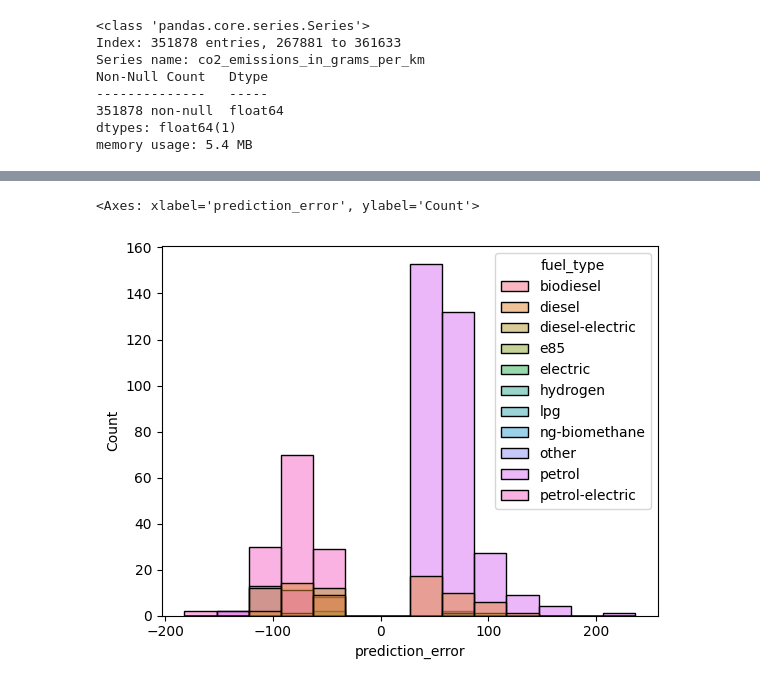
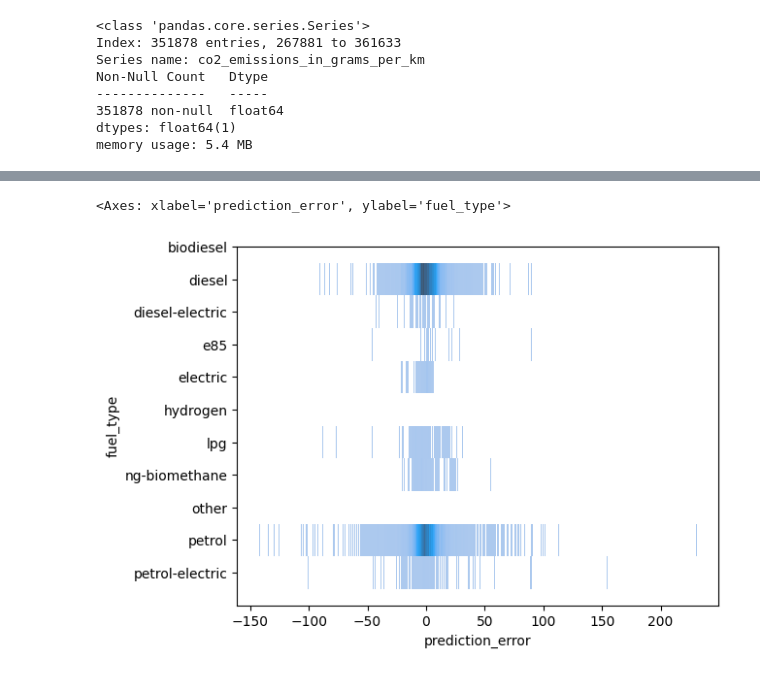
Before and after one commit to paob-renault/intro-to-ai, a Jupyter notebook: eu_cars_co2_emission_data.ipynb, the cells around one changed output, grey strips where cells are left out. Cells and saved outputs as stored; diff of their text form; code cells hidden in the pictures.

```diff
--- a/eu_cars_co2_emission_data.ipynb
+++ b/eu_cars_co2_emission_data.ipynb
@@ -349,0 +592,24 @@ print(
+# %%
+from sklearn.ensemble import HistGradientBoostingRegressor
+
+raw_gbm = HistGradientBoostingRegressor(
+    loss='squared_error',
+    categorical_features='from_dtype',
+)
+
+squared_error_gbm = make_model_pipeline(
+    machine_learning_model=HistGradientBoostingRegressor(
+        loss='squared_error',
+        categorical_features='from_dtype',
+    )
+)
+absolute_error_gbm = make_model_pipeline(
+    machine_learning_model=HistGradientBoostingRegressor(
+        loss='absolute_error',
+        categorical_features='from_dtype',
+    )
+)
+
+display(raw_gbm)
+display(squared_error_gbm)
+display(absolute_error_gbm)
@@ -349,0 +639,2 @@ print(
+# %%
+raw_gbm.fit(X_train, y_train)
@@ -390,15 +777,0 @@ results.sort_values(by='prediction_error')
-# %%
-with_predictions = (
-    X_test
-    .assign(
-        actual_co2=y_test,
-        predicted_co2=y_pred,
-        prediction_error=y_test - y_pred,
-        absolute_error=np.abs(y_test - y_pred),
-        squared_error=(y_test - y_pred)**2,
-        number_of_nulls=lambda x: x.isnull().sum(axis='columns'),
-        number_of_numerical_nulls=lambda x: x.select_dtypes(include=['float64', 'int64']).isnull().sum(axis='columns'),
-    )
-)
-
-with_predictions.sort_values(by='prediction_error')
@@ -425,12 +783,12 @@ with_predictions.prediction_error.plot.hist(bins=100)
 # %%
 sns.histplot(
-    data=with_predictions[with_predictions.absolute_error > 50],
-    hue='fuel_type',
+    data=with_predictions,
+    y='fuel_type',
     x='prediction_error',
 )
 # %% [output]
-<Axes: xlabel='prediction_error', ylabel='Count'>
+<Axes: xlabel='prediction_error', ylabel='fuel_type'>
-[figure, old version]
+[figure, new version]
 # %%
 sns.boxplot(
     data=with_predictions,
```
Also changed, not shown: parts of 76 cells of this notebook.
